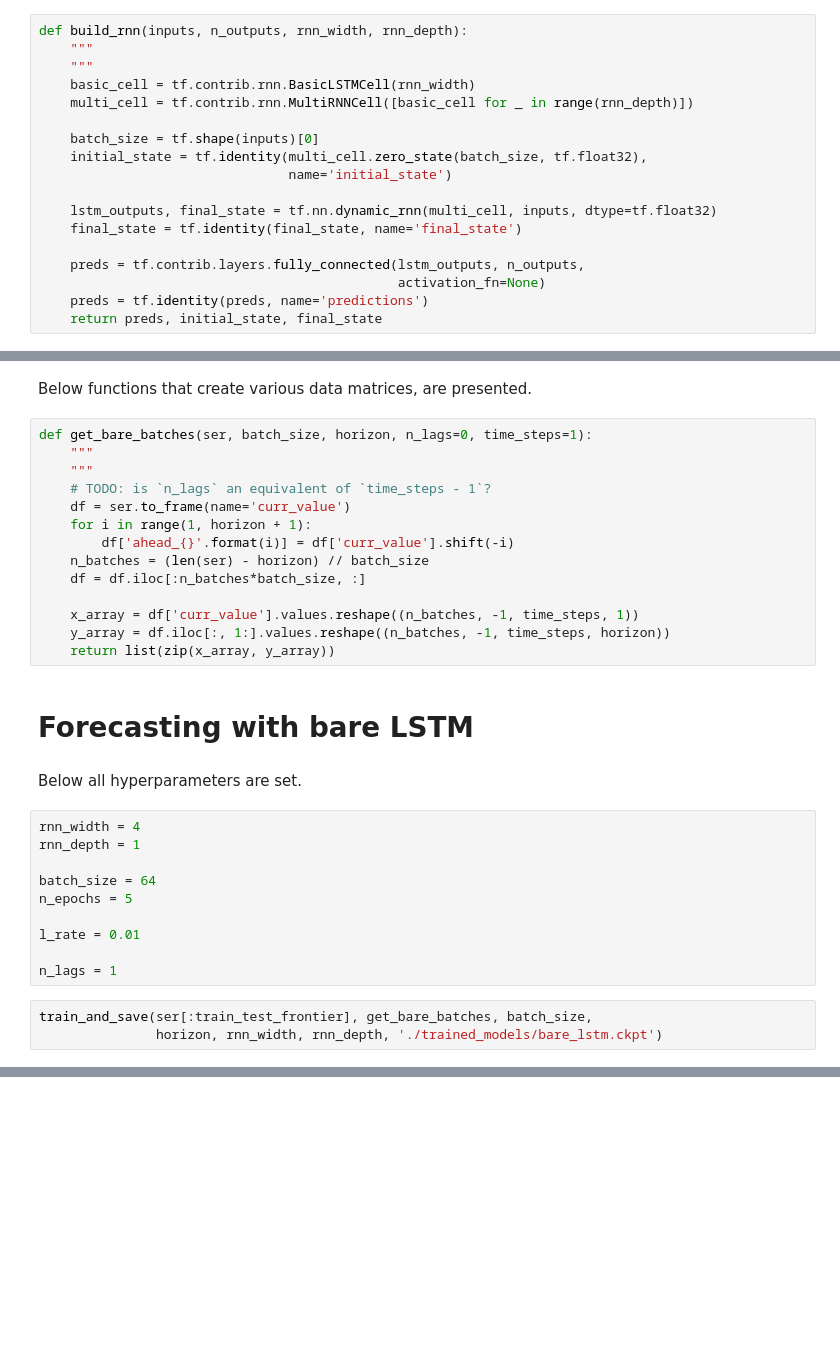
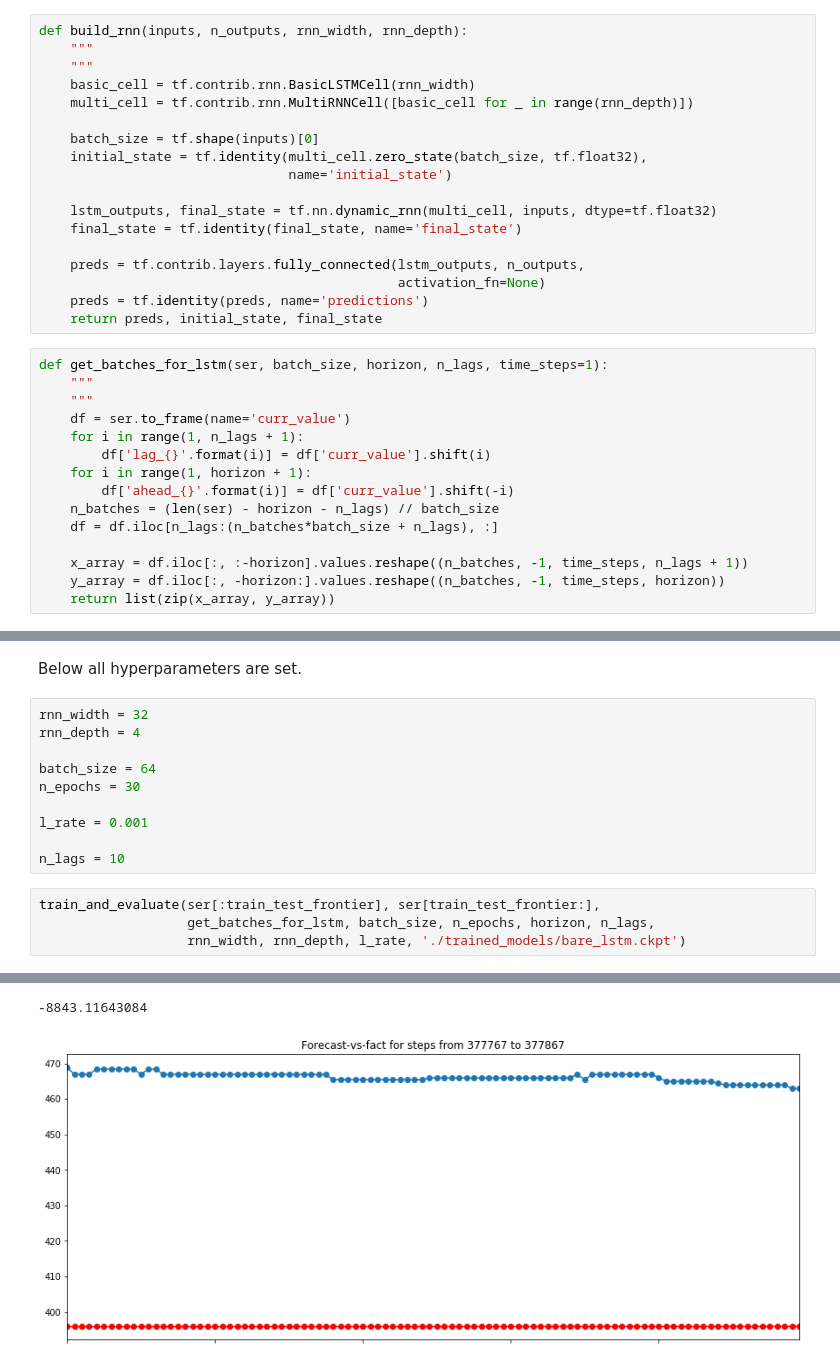
Before and after one commit to Nikolay-Lysenko/presentations, a Jupyter notebook: lstm_and_the_past/lstm_and_data_matrices_with_info_about_the_past.ipynb, the cells around one changed output, grey strips where cells are left out. Saved outputs shown, nothing was run; the diff lists cells and outputs as text; blank space fills up the shorter version.

```diff
--- a/lstm_and_the_past/lstm_and_data_matrices_with_info_about_the_past.ipynb
+++ b/lstm_and_the_past/lstm_and_data_matrices_with_info_about_the_past.ipynb
@@ -137,4 +137,19 @@ def build_rnn(inputs, n_outputs, rnn_width, rnn_depth):
                                               activation_fn=None)
     preds = tf.identity(preds, name='predictions')
     return preds, initial_state, final_state
+# %%
+def get_batches_for_lstm(ser, batch_size, horizon, n_lags, time_steps=1):
+    """
+    """
+    df = ser.to_frame(name='curr_value')
+    for i in range(1, n_lags + 1):
+        df['lag_{}'.format(i)] = df['curr_value'].shift(i)
+    for i in range(1, horizon + 1):
+        df['ahead_{}'.format(i)] = df['curr_value'].shift(-i)
+    n_batches = (len(ser) - horizon - n_lags) // batch_size
+    df = df.iloc[n_lags:(n_batches*batch_size + n_lags), :]
+
+    x_array = df.iloc[:, :-horizon].values.reshape((n_batches, -1, time_steps, n_lags + 1))
+    y_array = df.iloc[:, -horizon:].values.reshape((n_batches, -1, time_steps, horizon))
+    return list(zip(x_array, y_array))
 # %%
@@ -241,34 +241,17 @@ def evaluate_on_test_set(ser, get_batches, horizon,
-# %% [markdown]
-Below functions that create various data matrices, are presented.
-# %%
-def get_bare_batches(ser, batch_size, horizon, n_lags=0, time_steps=1):
-    """
-    """
-    # TODO: is `n_lags` an equivalent of `time_steps - 1`?
-    df = ser.to_frame(name='curr_value')
-    for i in range(1, horizon + 1):
-        df['ahead_{}'.format(i)] = df['curr_value'].shift(-i)
-    n_batches = (len(ser) - horizon) // batch_size
-    df = df.iloc[:n_batches*batch_size, :]
-
-    x_array = df['curr_value'].values.reshape((n_batches, -1, time_steps, 1))
-    y_array = df.iloc[:, 1:].values.reshape((n_batches, -1, time_steps, horizon))
-    return list(zip(x_array, y_array))
-# %% [markdown]
-# Forecasting with bare LSTM
 # %% [markdown]
 Below all hyperparameters are set.
 # %%
-rnn_width = 4
-rnn_depth = 1
+rnn_width = 32
+rnn_depth = 4
 
 batch_size = 64
-n_epochs = 5
+n_epochs = 30
 
-l_rate = 0.01
+l_rate = 0.001
 
-n_lags = 1
+n_lags = 10
 # %%
-train_and_save(ser[:train_test_frontier], get_bare_batches, batch_size,
-               horizon, rnn_width, rnn_depth, './trained_models/bare_lstm.ckpt')
+train_and_evaluate(ser[:train_test_frontier], ser[train_test_frontier:],
+                   get_batches_for_lstm, batch_size, n_epochs, horizon, n_lags,
+                   rnn_width, rnn_depth, l_rate, './trained_models/bare_lstm.ckpt')
 # %% [output]
@@ -291,0 +275,2 @@ Epoch   4   Batch 4296/4426   train_loss = 44080.016
+-8843.11643084
+[figure, added]
```
Also changed, not shown: parts of 6 cells of this notebook.
